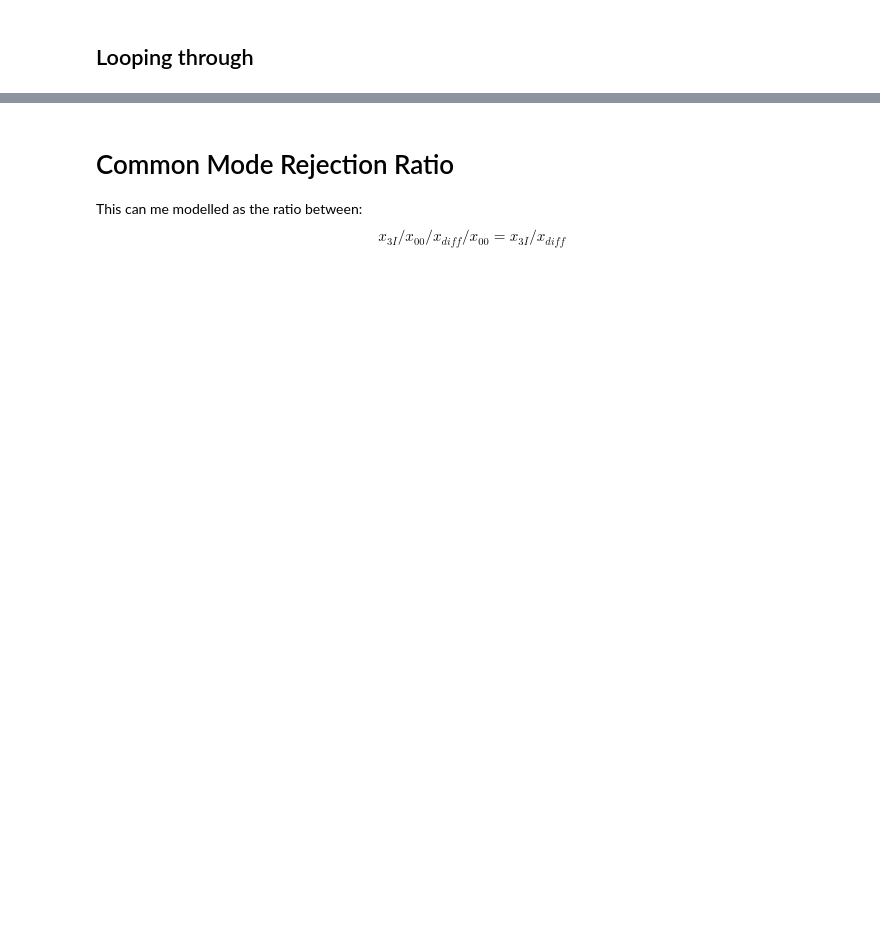
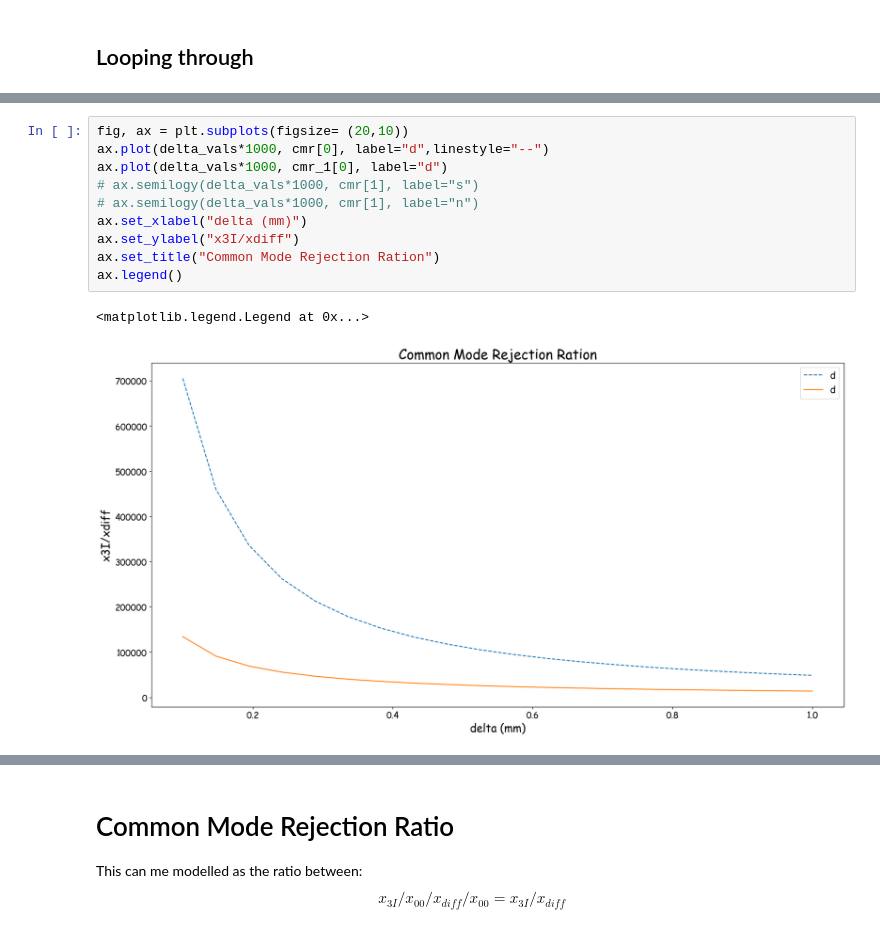
Before and after one commit to Cosmos1998/CommonPlatformTriple_4B4W_2x4B4W4W, a Jupyter notebook: CommonPlatformTriple_4B4W_2x4B4W4WNumPyWrapperTest.ipynb, the cells around one changed output, grey strips where cells are left out. Drawn from its saved outputs; the diff is of its cells as text; blank space fills up the shorter version.

```diff
--- a/CommonPlatformTriple_4B4W_2x4B4W4WNumPyWrapperTest.ipynb
+++ b/CommonPlatformTriple_4B4W_2x4B4W4WNumPyWrapperTest.ipynb
@@ -693,0 +719,13 @@ KeyboardInterrupt:
+# %%
+fig, ax = plt.subplots(figsize= (20,10))
+ax.plot(delta_vals*1000, cmr[0], label="d",linestyle="--")
+ax.plot(delta_vals*1000, cmr_1[0], label="d")
+# ax.semilogy(delta_vals*1000, cmr[1], label="s")
+# ax.semilogy(delta_vals*1000, cmr[1], label="n")
+ax.set_xlabel("delta (mm)")
+ax.set_ylabel("x3I/xdiff")
+ax.set_title("Common Mode Rejection Ration")
+ax.legend()
+# %% [output]
+<matplotlib.legend.Legend at 0x...>
+[figure, added]
```
Also changed, not shown: parts of 18 cells of this notebook.
